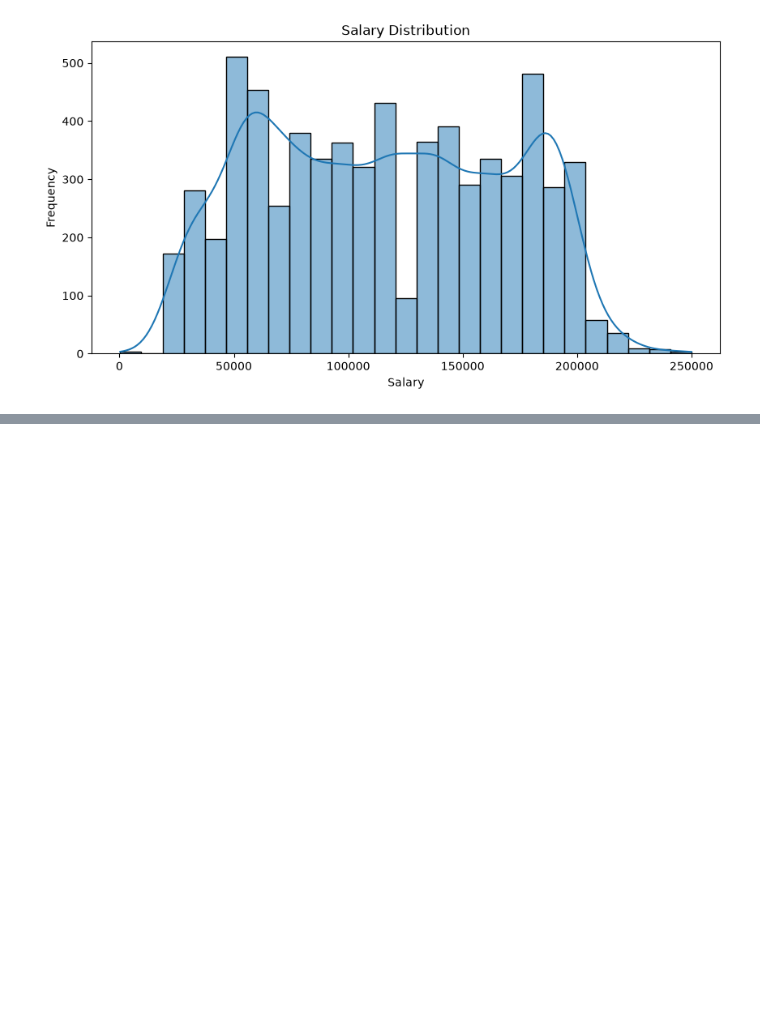
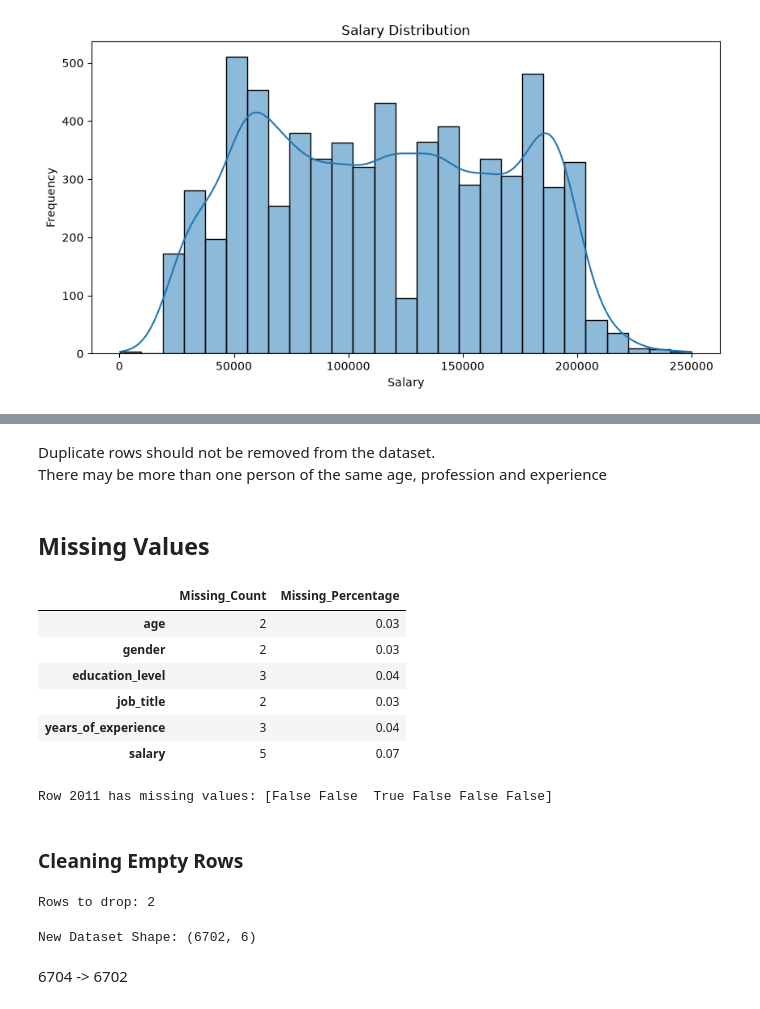
Before and after one commit to mustafagurbuz06/03.11.2026-class, a Jupyter notebook: main.ipynb, the cells around one changed output, grey strips where cells are left out. Saved outputs shown, nothing was run; the diff lists cells and outputs as text; code cells hidden in the pictures; blank space fills up the shorter version.

Commit message:
Data Cleaning

```diff
--- a/main.ipynb
+++ b/main.ipynb
@@ -237,0 +300,42 @@ plt.show()
+# %% [markdown]
+Duplicate rows should not be removed from the dataset. <br>
+There may be more than one person of the same age, profession and experience
+# %% [markdown]
+## Missing Values
+# %%
+missing_analysis = pd.DataFrame({
+    "Missing_Count": df.isnull().sum(),
+    "Missing_Percentage": (df.isnull().mean() * 100).round(2)
+})
+
+display(missing_analysis)
+# %% [output]
+|  | Missing_Count | Missing_Percentage |
+| age | 2 | 0.03 |
+| gender | 2 | 0.03 |
+| education_level | 3 | 0.04 |
+| job_title | 2 | 0.03 |
+| years_of_experience | 3 | 0.04 |
+| salary | 5 | 0.07 |
+# %%
+for line in df.iterrows():
+    if line[1].isnull().values.any():
+        print(f"Row {line[0]} has missing values: {line[1].isnull().values.sum()}")
+# %% [output]
+Row 2011 has missing values: [False False  True False False False]
+# %% [markdown]
+### Cleaning Empty Rows
+# %%
+missing_per_row = df.isna().sum(axis=1)
+rows_to_drop = missing_per_row[missing_per_row > 5].index
+
+print(f"Rows to drop: {len(rows_to_drop)}")
+# %% [output]
+Rows to drop: 2
+# %%
+df = df.drop(rows_to_drop)
+print(f"New Dataset Shape: {df.shape}")
+# %% [output]
+New Dataset Shape: (6702, 6)
+# %% [markdown]
+6704 -> 6702
```
Also changed, not shown: parts of 12 cells of this notebook.
